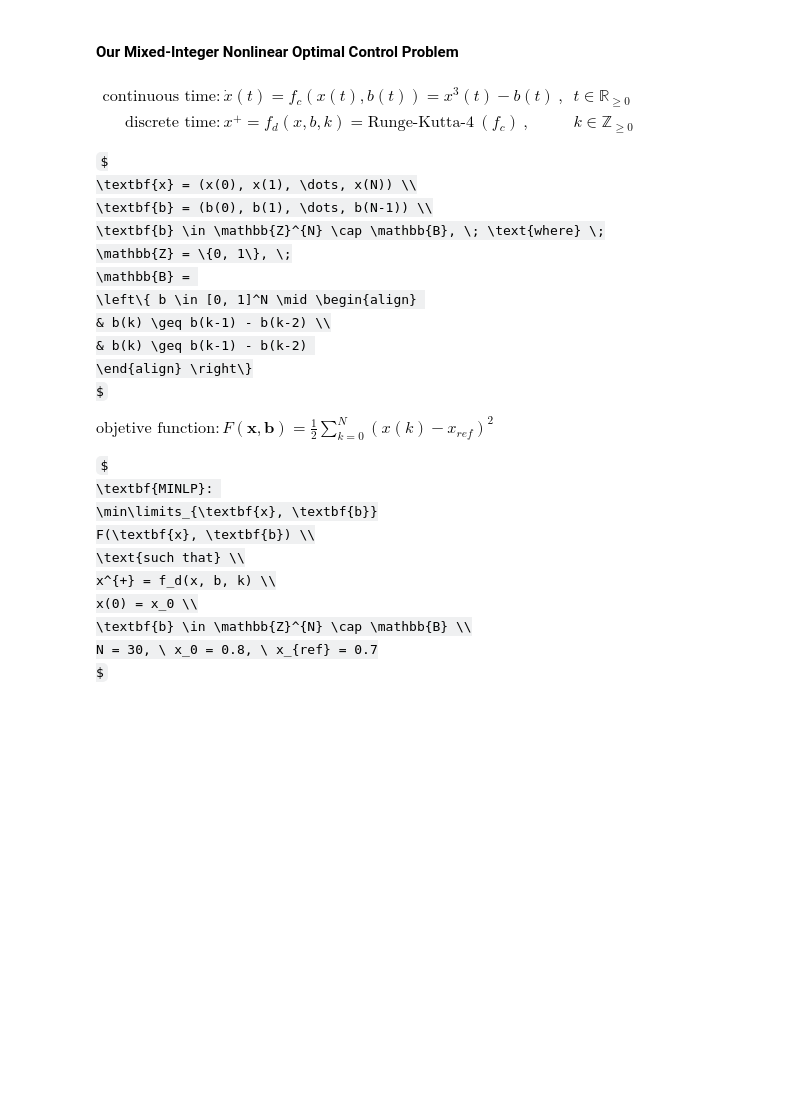
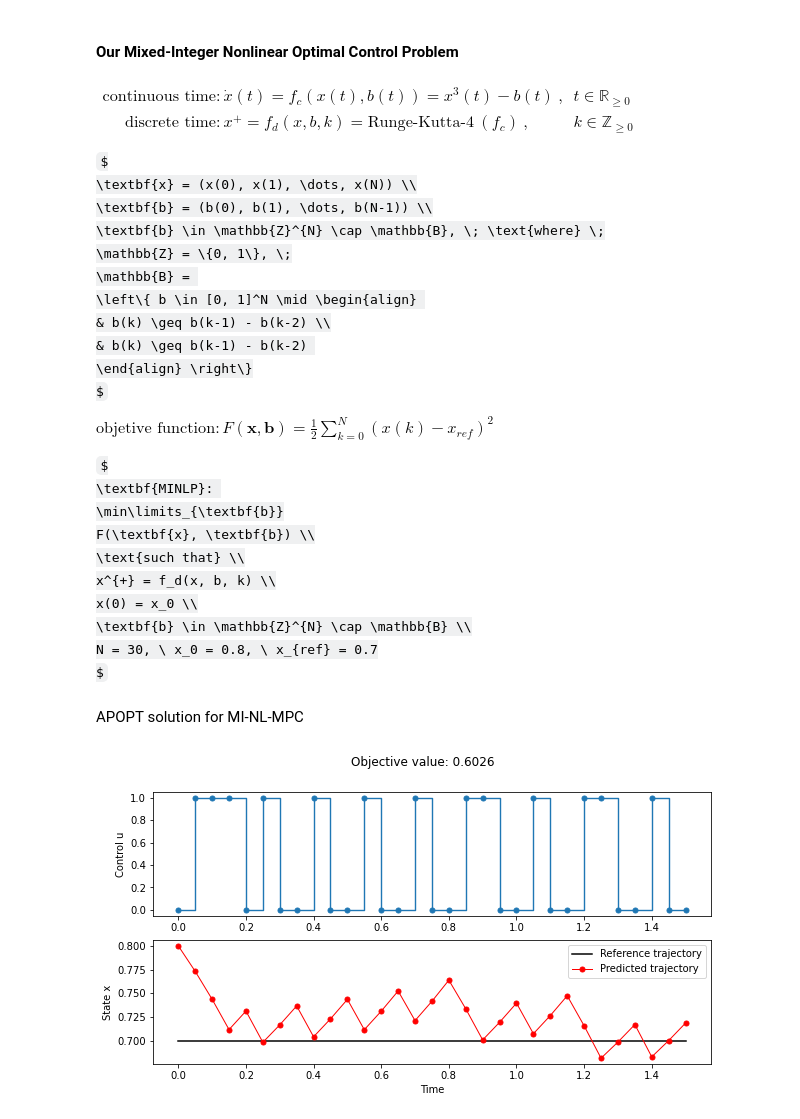
Before and after one commit to anabatsh/Optimal-Control, a Jupyter notebook: gekko.ipynb, the cells around one changed output. Drawn from its saved outputs; the diff is of its cells as text; code cells hidden in the pictures; some formulas as TeX source; blank space fills up the shorter version.

```diff
--- a/gekko.ipynb
+++ b/gekko.ipynb
@@ -13,7 +6,0 @@ $
-# %%
-m = GEKKO()            # create GEKKO model
-x = m.Var()            # define new variable, default=0
-y = m.Var()            # define new variable, default=0
-m.Equations([3*x+2*y==1, x+2*y==0])  # equations
-m.solve(disp=False)    # solve
-print(x.value,y.value) # print solution
@@ -193,7 +67,7 @@ $
 
 $
 \textbf{MINLP}:
-\min\limits_{\textbf{x}, \textbf{b}}
+\min\limits_{\textbf{b}}
 F(\textbf{x}, \textbf{b}) \\
 \text{such that} \\
 x^{+} = f_d(x, b, k) \\
@@ -201,3 +75,60 @@ x(0) = x_0 \\
 \textbf{b} \in \mathbb{Z}^{N} \cap \mathbb{B} \\
 N = 30, \ x_0 = 0.8, \ x_{ref} = 0.7
 $
+# %% [markdown]
+APOPT solution for MI-NL-MPC
+# %%
+# Constants
+x_0 = 0.8
+x_ref = 0.7
+N = 30
+h = 0.05
+# %%
+# Model
+m = GEKKO()
+m.time = np.arange(N + 1) * h
+
+m.options.SOLVER=1  # APOPT is an MINLP solver
+
+# optional solver settings with APOPT
+m.solver_options = ['minlp_maximum_iterations 500', \
+                    # minlp iterations with integer solution
+                    'minlp_max_iter_with_int_sol 100', \
+                    # treat minlp as nlp
+                    'minlp_as_nlp 0', \
+                    # nlp sub-problem max iterations
+                    'nlp_maximum_iterations 50', \
+                    # 1 = depth first, 2 = breadth first
+                    'minlp_branch_method 1', \
+                    # maximum deviation from whole number
+                    'minlp_integer_tol 0.05', \
+                    # covergence tolerance
+                    'minlp_gap_tol 0.01']
+
+# Manipulated variable
+u = m.MV(value=0, integer=True, lb=0, ub=1, name='u')
+u.STATUS = 1  # allow optimizer to change
+u.DCOST = 0.0 # smooth out u movement
+
+# Controlled Variable
+x = m.CV(value=0.8, name='x')
+x.STATUS = 1  # add the SP to the objective
+m.options.CV_TYPE = 2 # squared error
+x.SP = 0.7     # set point
+x.TR_INIT = 0 # set point trajectory
+# x.TAU = 5     # time constant of trajectory
+
+# Process model
+m.Equation(x.dt() == x**3 - u)
+
+m.options.IMODE = 6 # control
+m.solve(disp=False)
+
+# get additional solution information
+with open(m.path+'//results.json') as f:
+    results = json.load(f)
+results['obj'] = m.options.OBJFCNVAL
+
+show_results(results, 'x', 'int_u')
+# %% [output]
+[figure, added]
```
Also changed, not shown: parts of 21 cells of this notebook, 2 other files.
